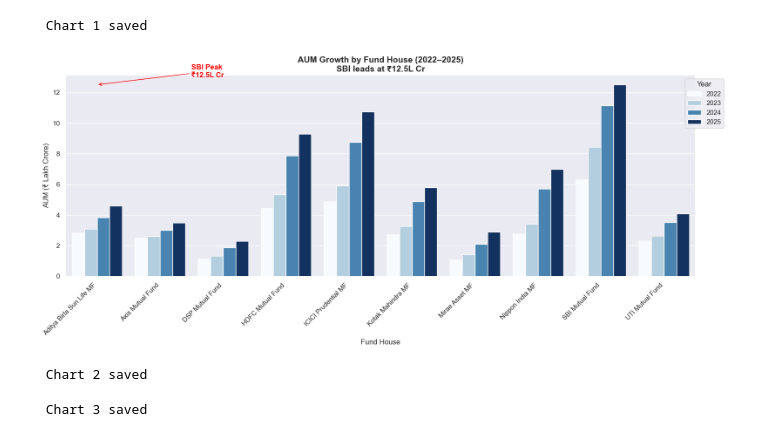
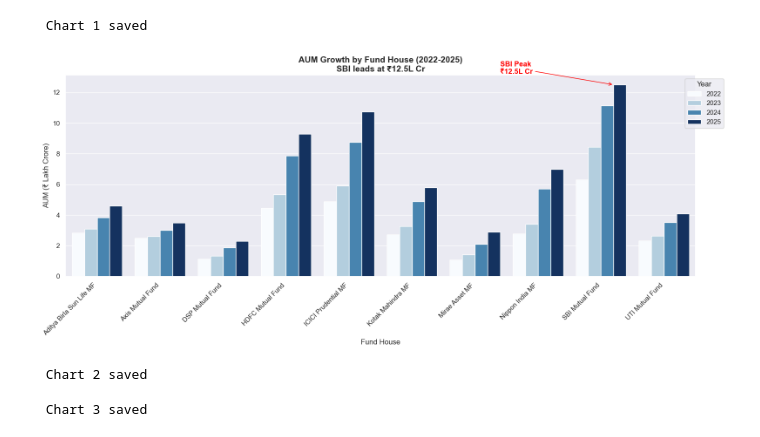
Before and after one commit to Abhishek-369V/MF_Analytics_Platform, a Jupyter notebook: notebooks/EDA_Analysis.ipynb, the cells around one changed output. Cells and saved outputs as stored; diff of their text form; code cells hidden in the pictures.

```diff
--- a/notebooks/EDA_Analysis.ipynb
+++ b/notebooks/EDA_Analysis.ipynb
@@ -112,37 +112,42 @@ df_aum_yearly = df_aum.groupby(['fund_house', 'year'])['aum_lakh_crore'].max().r
 
 plt.figure(figsize=(16, 7))
 ax = sns.barplot(
     data=df_aum_yearly,
     x='fund_house',
     y='aum_lakh_crore',
     hue='year',
     palette='Blues'
 )
 
 # Highlight SBI bar
-plt.title('AUM Growth by Fund House (2022–2025)\nSBI leads at ₹12.5L Cr',
+plt.title('AUM Growth by Fund House (2022-2025)\nSBI leads at ₹12.5L Cr',
           fontsize=14, fontweight='bold')
 plt.xlabel('Fund House')
 plt.ylabel('AUM (₹ Lakh Crore)')
 plt.xticks(rotation=45, ha='right')
 plt.legend(title='Year', bbox_to_anchor=(1.05, 1))
 
 # Annotate SBI peak
 sbi_max = df_aum_yearly[df_aum_yearly['fund_house'] == 'SBI Mutual Fund']['aum_lakh_crore'].max()
+
+fund_houses_order = df_aum_yearly['fund_house'].unique().tolist()
+sbi_x_pos = fund_houses_order.index('SBI Mutual Fund')
+sbi_2025_x_pos = sbi_x_pos + 0.2
+
 plt.annotate(
     f'SBI Peak\n₹{sbi_max:.1f}L Cr',
-    xy=(0, sbi_max),
-    xytext=(1.5, sbi_max + 0.5),
+    xy=(sbi_2025_x_pos, sbi_max),
+    xytext=(sbi_2025_x_pos - 1.8, sbi_max + 0.7),
     arrowprops=dict(arrowstyle='->', color='red'),
     color='red', fontweight='bold'
 )
 
 plt.tight_layout()
 plt.savefig('../reports/charts/02_aum_growth.png', dpi=150, bbox_inches='tight')
 plt.show()
 print(" Chart 2 saved")
 # %% [output]
-[figure, old version]
+[figure, new version]
  Chart 2 saved
 # %%
 df_sip['month_dt'] = pd.to_datetime(df_sip['month'])
```
Also changed, not shown: parts of 3 cells of this notebook, 2 other files.
